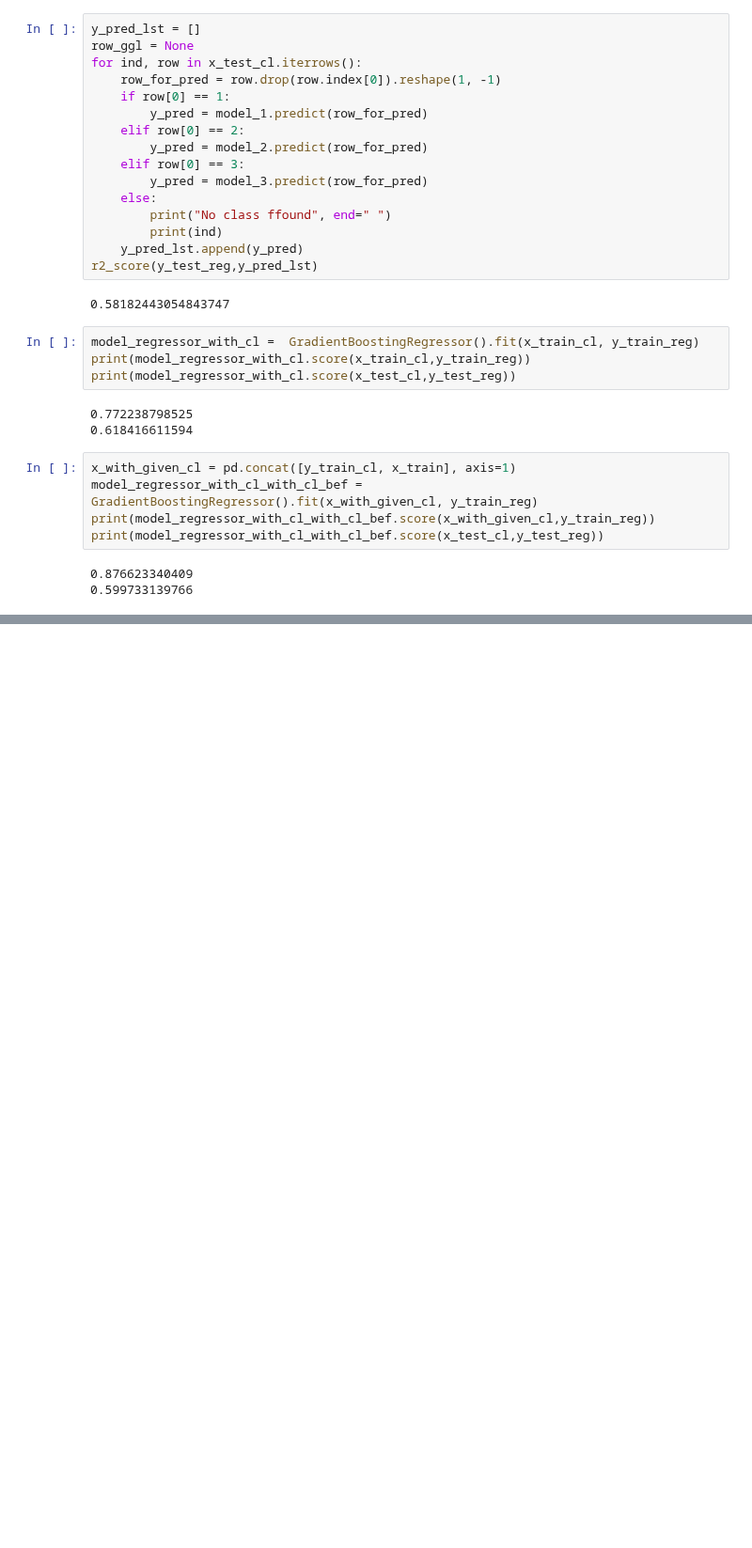
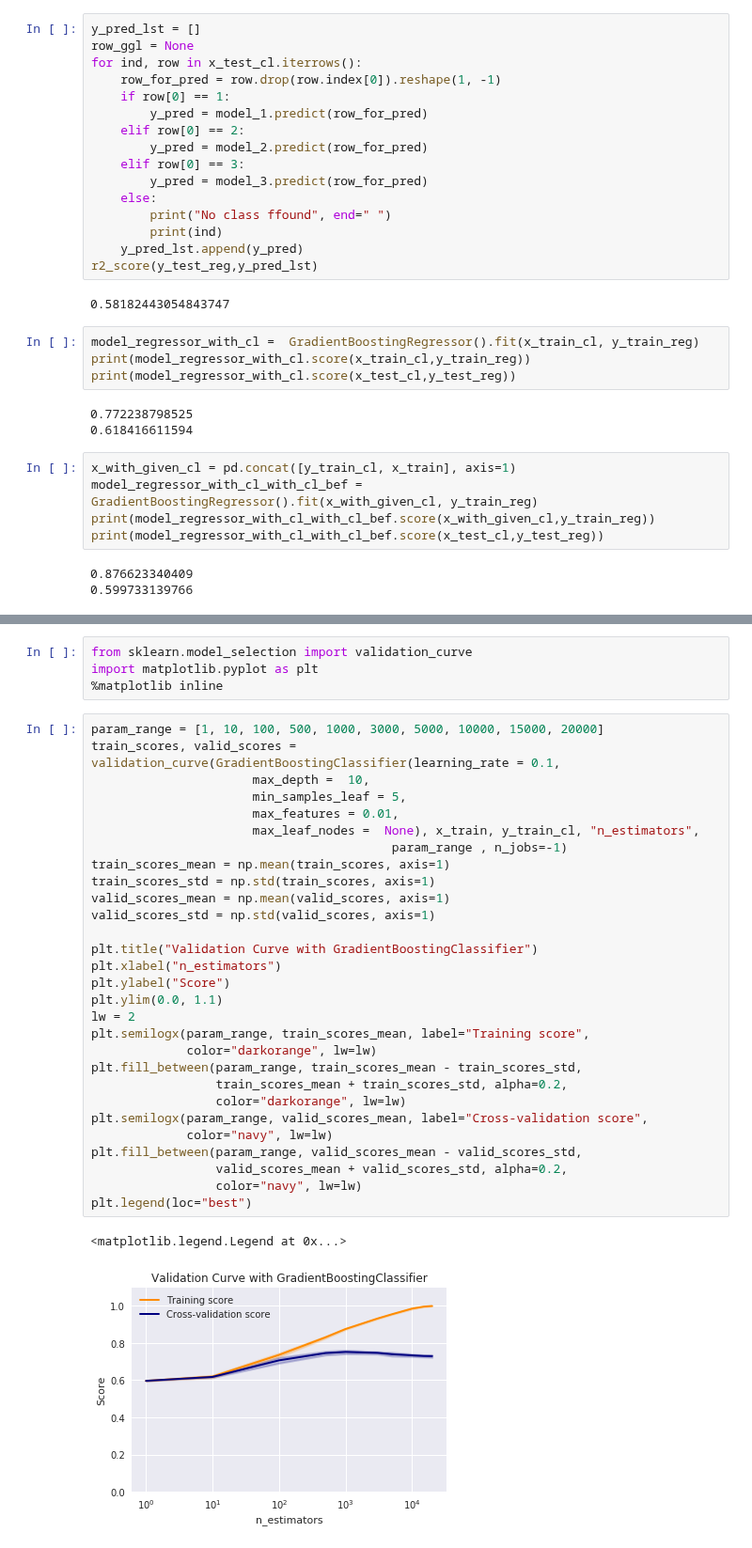
Before and after one commit to rihardsbar/dm-predictive-ml, a Jupyter notebook: logistic_regression/results_test.ipynb, the cells around one changed output, grey strips where cells are left out. Shown at 94% size. Cells and saved outputs as stored; diff of their text form; blank space fills up the shorter version.

```diff
--- a/logistic_regression/results_test.ipynb
+++ b/logistic_regression/results_test.ipynb
@@ -404,0 +356,36 @@ Regressor test  score is :0.645283057394
+# %%
+from sklearn.model_selection import validation_curve
+import matplotlib.pyplot as plt
+%matplotlib inline
+# %%
+param_range = [1, 10, 100, 500, 1000, 3000, 5000, 10000, 15000, 20000]
+train_scores, valid_scores = validation_curve(GradientBoostingClassifier(learning_rate = 0.1,
+                      max_depth =  10,
+                      min_samples_leaf = 5,
+                      max_features = 0.01,
+                      max_leaf_nodes =  None), x_train, y_train_cl, "n_estimators",
+                                         param_range , n_jobs=-1)
+train_scores_mean = np.mean(train_scores, axis=1)
+train_scores_std = np.std(train_scores, axis=1)
+valid_scores_mean = np.mean(valid_scores, axis=1)
+valid_scores_std = np.std(valid_scores, axis=1)
+
+plt.title("Validation Curve with GradientBoostingClassifier")
+plt.xlabel("n_estimators")
+plt.ylabel("Score")
+plt.ylim(0.0, 1.1)
+lw = 2
+plt.semilogx(param_range, train_scores_mean, label="Training score",
+             color="darkorange", lw=lw)
+plt.fill_between(param_range, train_scores_mean - train_scores_std,
+                 train_scores_mean + train_scores_std, alpha=0.2,
+                 color="darkorange", lw=lw)
+plt.semilogx(param_range, valid_scores_mean, label="Cross-validation score",
+             color="navy", lw=lw)
+plt.fill_between(param_range, valid_scores_mean - valid_scores_std,
+                 valid_scores_mean + valid_scores_std, alpha=0.2,
+                 color="navy", lw=lw)
+plt.legend(loc="best")
+# %% [output]
+<matplotlib.legend.Legend at 0x...>
+[figure, added]
```
Also changed, not shown: parts of 5 cells of this notebook, 2 other files.
